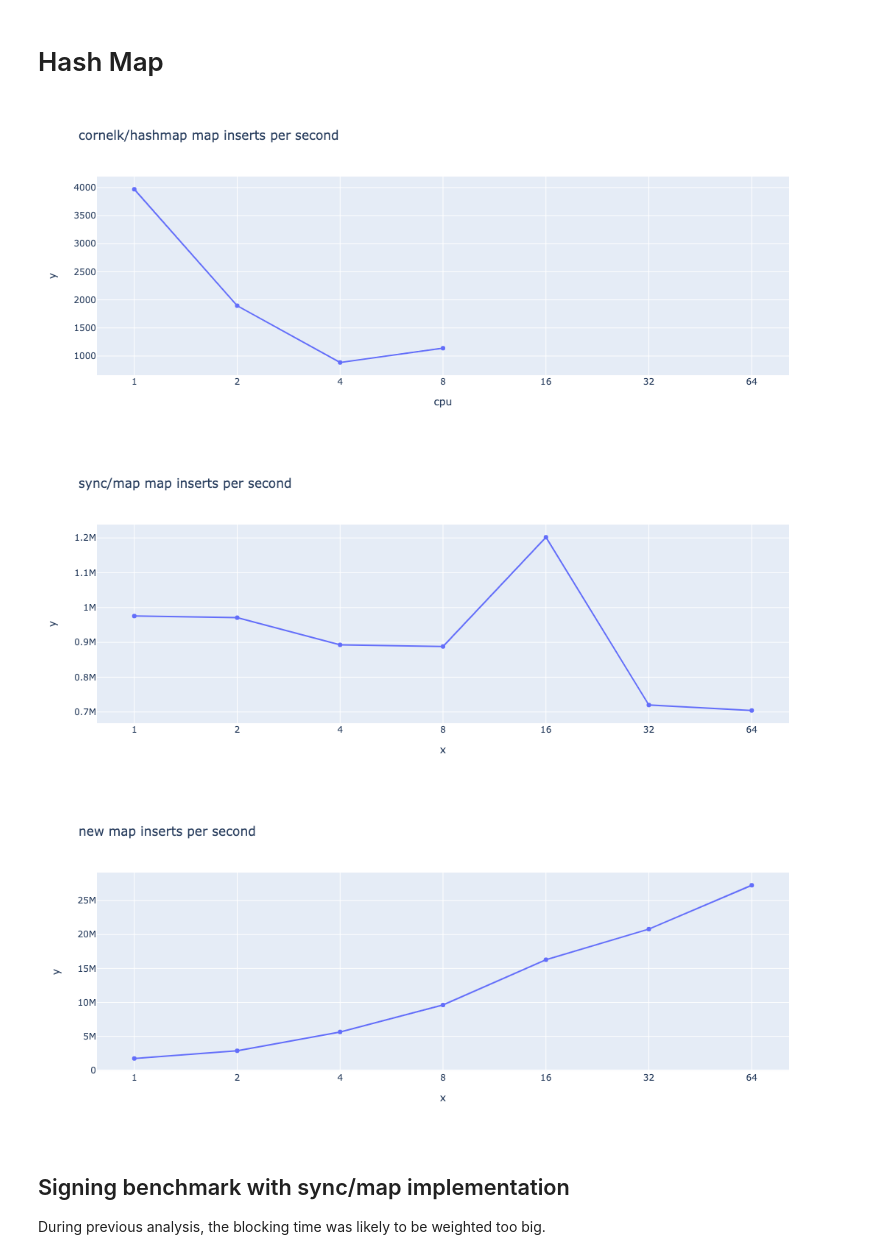
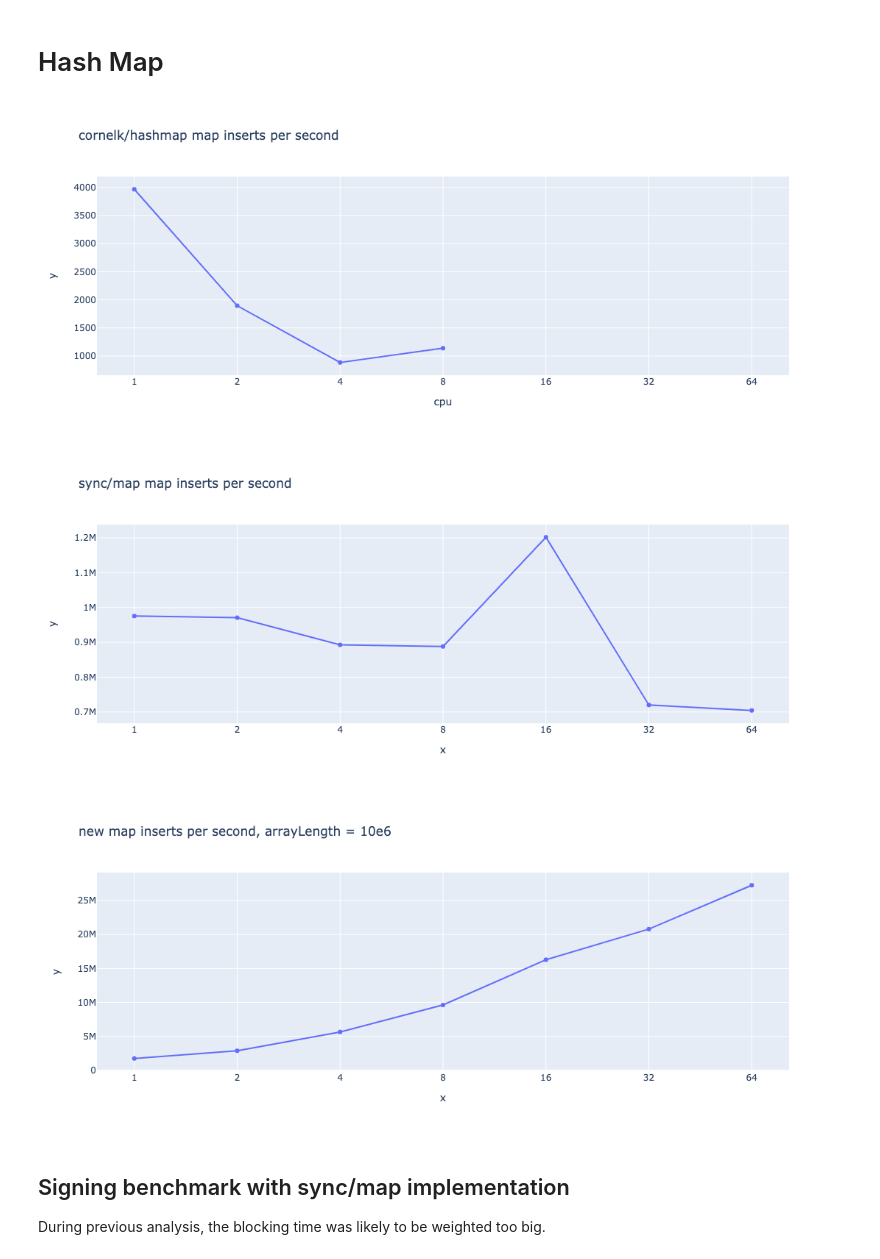
Before and after one commit to mmathys/acfts, a Jupyter notebook: docs/notebook/hashmap/hashmap.ipynb, the cells around one changed output. Saved outputs shown, nothing was run; the diff lists cells and outputs as text; code cells hidden in the pictures.

```diff
--- a/docs/notebook/hashmap/hashmap.ipynb
+++ b/docs/notebook/hashmap/hashmap.ipynb
@@ -3,33 +3,33 @@
 # %%
 import pandas as pd
 import matplotlib.pyplot as plt
 import numpy as np
 import plotly.express as px
 import plotly.graph_objects as go
 
 d = pd.read_csv("cornelk.csv")
 d2 = pd.read_csv("syncMap.csv")
-d3 = pd.read_csv("kobi.csv")
+d3 = pd.read_csv("kobi10e6.csv")
 
 
 fig = px.line(d, x=d["cpu"], y=1/(d["nsop"]*10**-9), title='cornelk/hashmap map inserts per second')
 fig.update_traces(mode='lines+markers')
 fig.update_layout(xaxis_type='category')
 fig.show()
 
 fig2 = px.line(d, x=d2["cpu"], y=1/(d2["nsop"]*10**-9), title='sync/map map inserts per second')
 fig2.update_traces(mode='lines+markers')
 fig2.update_layout(xaxis_type='category')
 fig2.show()
 
-fig3 = px.line(d, x=d3["cpu"], y=1/(d3["nsop"]*10**-9), title='new map inserts per second')
+fig3 = px.line(d, x=d3["cpu"], y=1/(d3["nsop"]*10**-9), title='new map inserts per second, arrayLength = 10e6')
 fig3.update_traces(mode='lines+markers')
 fig3.update_layout(xaxis_type='category')
 fig3.show()
 # %% [output]
 [figure]
 [figure]
-[figure, old version]
+[figure, new version]
 # %% [markdown]
 ## Signing benchmark with sync/map implementation
 
```
Also changed, not shown: 2 other files.
